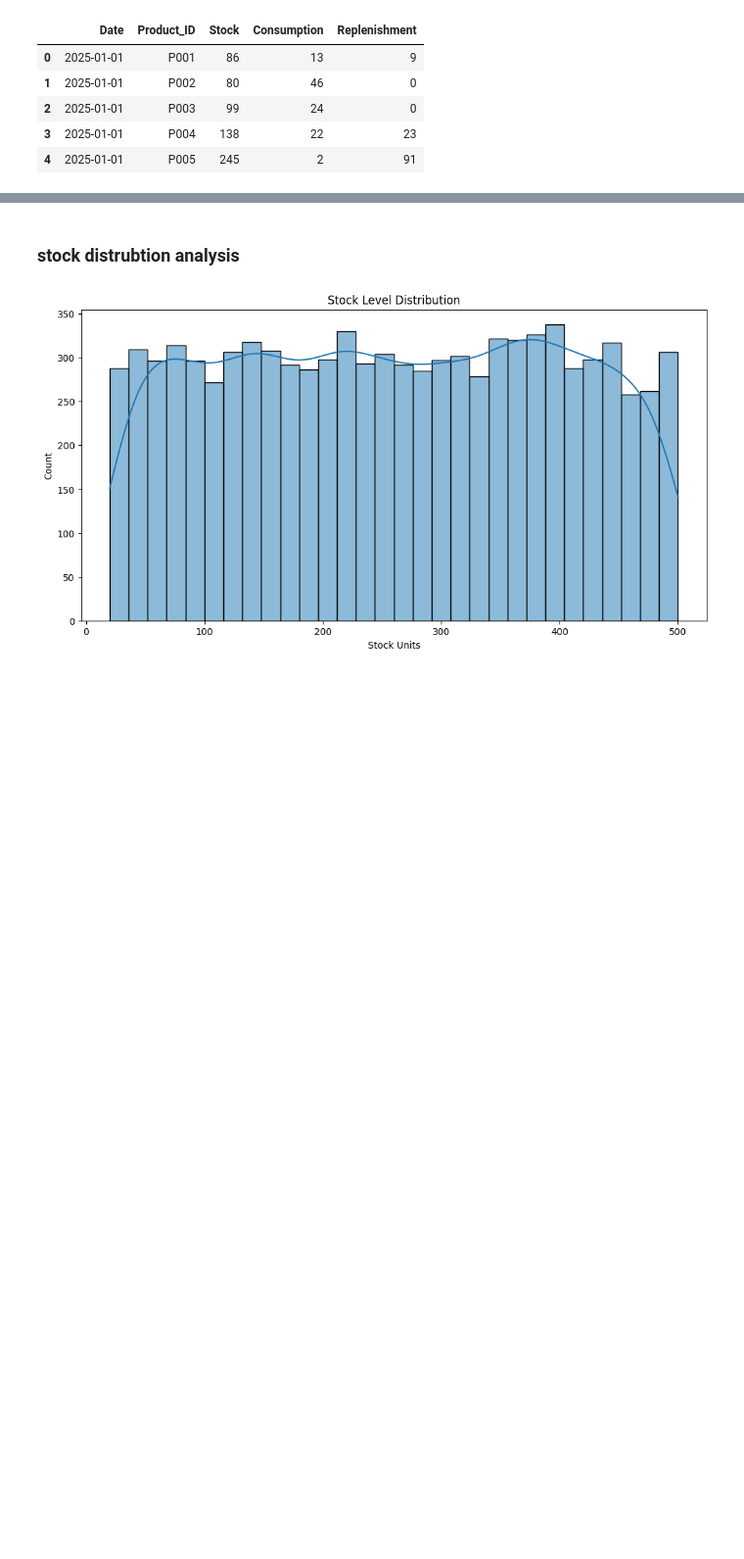
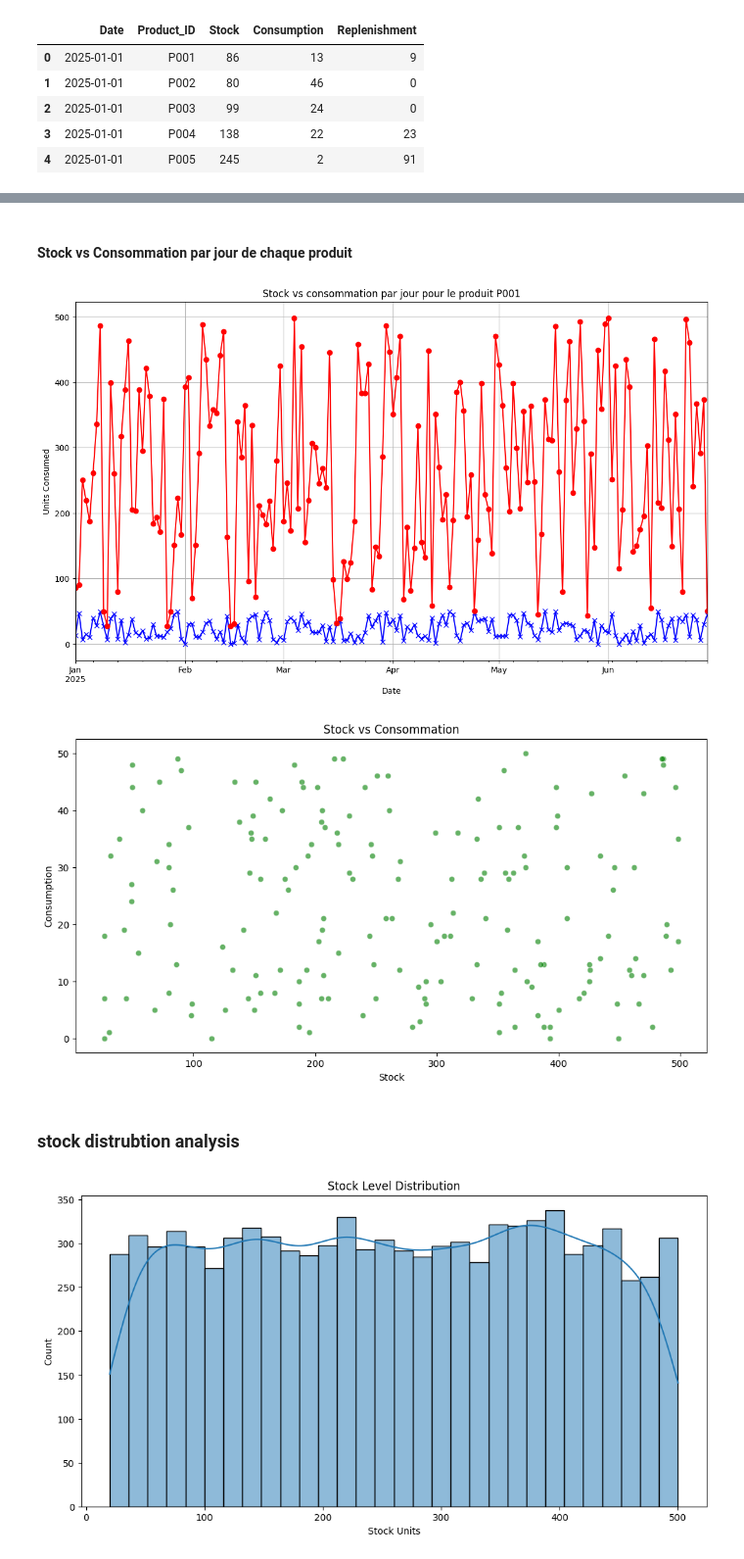
Before and after one commit to 3zden/Stock-out-prediction, a Jupyter notebook: Modeling Phase/EDA.ipynb, the cells around one changed output, grey strips where cells are left out. Shown at 98% size. Cells and saved outputs as stored; diff of their text form; code cells hidden in the pictures; blank space fills up the shorter version.

```diff
--- a/Modeling Phase/EDA.ipynb
+++ b/Modeling Phase/EDA.ipynb
@@ -63,3 +100,23 @@ plt.show()
+# %% [markdown]
+#### Stock vs Consommation par jour de chaque produit
+# %%
+# cpjcp est une fonction qui permet de visualiser la consommation par jour de chaque produit
+def cpjcp(Product_ID):
+    plt.figure(figsize=(14, 8))
+    data[Product_ID == data['Product_ID']].groupby('Date')['Consumption'].sum().plot( color='blue', marker='x')
+    data[Product_ID == data['Product_ID']].groupby('Date')['Stock'].sum().plot(title=f'Stock vs consommation par jour pour le produit {Product_ID}', color='Red', marker='o')
+    plt.ylabel('Units Consumed')
+    plt.grid(True)
+    plt.show()
+    plt.figure(figsize=(12, 6))
+    sns.scatterplot(x='Stock', y='Consumption', data=data[data['Product_ID'] == Product_ID], alpha=0.6, color='green')
+    plt.title('Stock vs Consommation')
+    plt.show()
+
+cpjcp('P001')
+# %% [output]
+[figure, added]
+[figure, added]
 # %% [markdown]
 ### stock distrubtion analysis
 # %%
```
Also changed, not shown: parts of 16 cells of this notebook.
